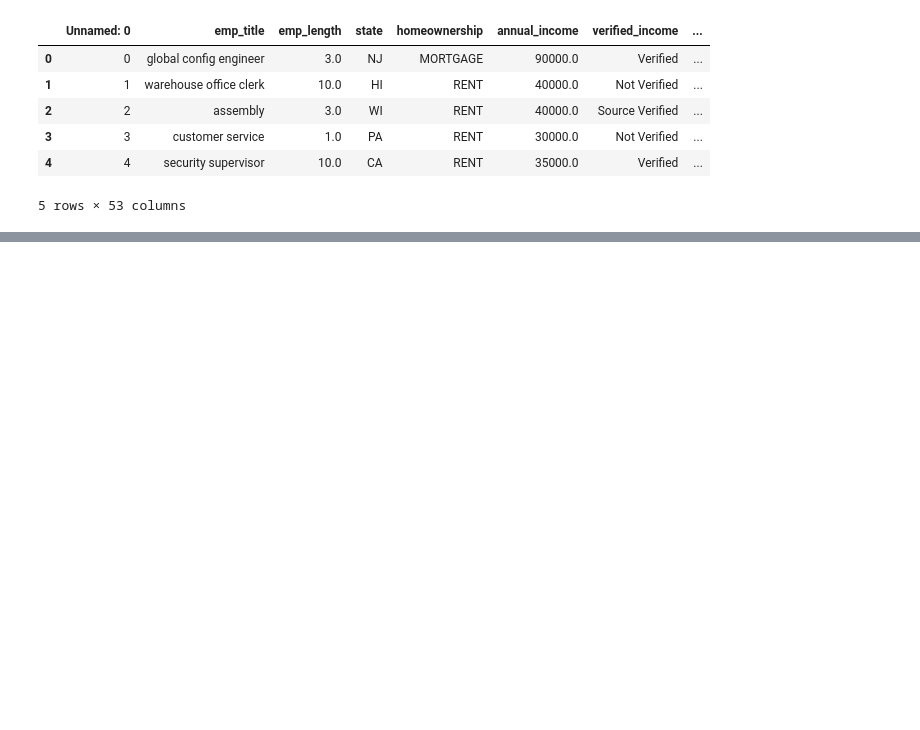
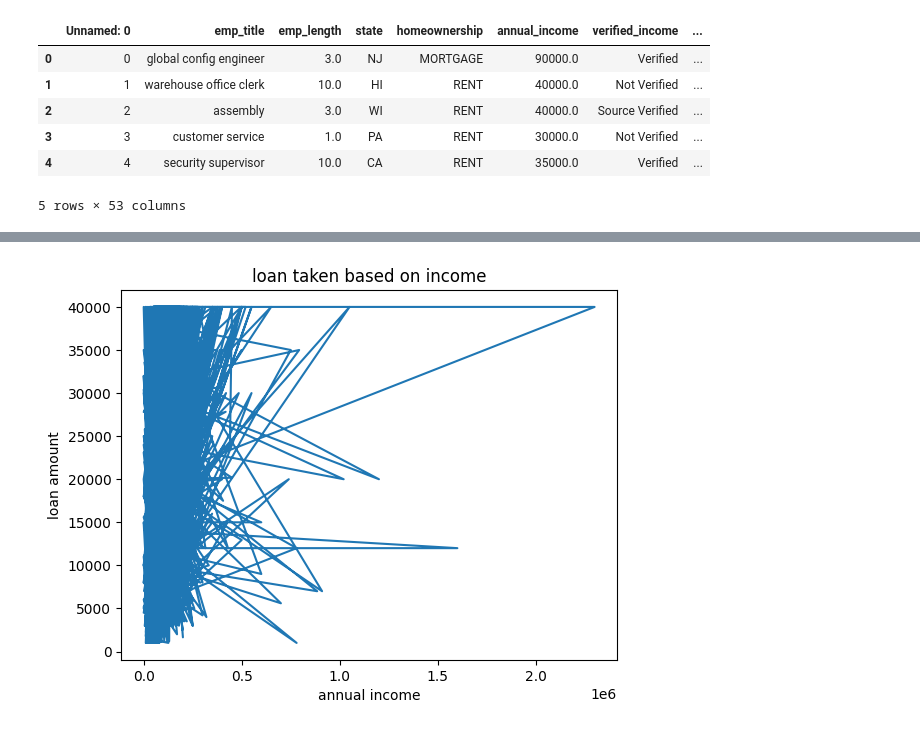
Before and after one commit to samiasondha/FTI-finance-research, a Jupyter notebook: Samia_Sondha_FTI_reserach_project.ipynb, the cells around one changed output, grey strips where cells are left out. Drawn from its saved outputs; the diff is of its cells as text; code cells hidden in the pictures; blank space fills up the shorter version.

```diff
--- a/Samia_Sondha_FTI_reserach_project.ipynb
+++ b/Samia_Sondha_FTI_reserach_project.ipynb
@@ -15,0 +338,13 @@ df.head()
+# %%
+# do people with higher incomes take bigger loans?
+plt.plot(df['annual_income'], df['loan_amount'])
+
+plt.title('loan taken based on income')
+plt.xlabel('annual income')
+plt.ylabel('loan amount')
+
+plt.show()
+
+# this one looks crazy too
+# %% [output]
+[figure, added]
```
Also changed, not shown: parts of 24 cells of this notebook.
